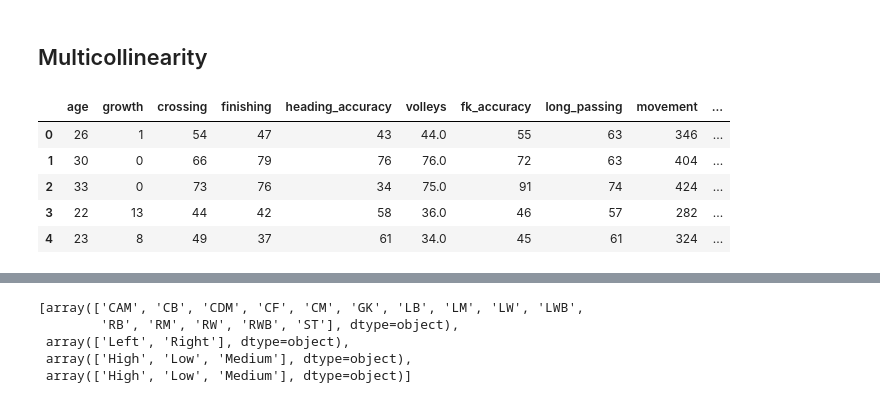
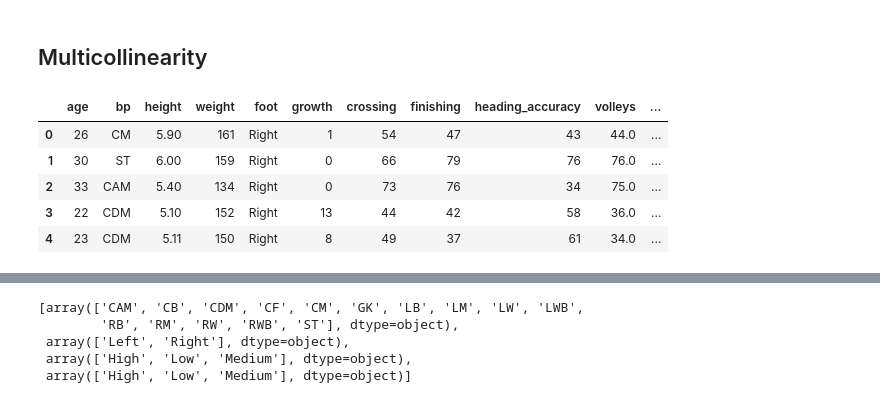
Before and after one commit to lleonrivero/Fifa, a Jupyter notebook: Fifa.ipynb, the cells around one changed output, grey strips where cells are left out. Cells and saved outputs as stored; diff of their text form; code cells hidden in the pictures.

```diff
--- a/Fifa.ipynb
+++ b/Fifa.ipynb
@@ -210,0 +185,6 @@ categorical.head()
+# %%
+# Removing all the unnecessary +0, +1, +2 from columns from 'ls' to 'gk'.
+
+for i in data.columns[72:-1]:
+    data[i]=data[i].str.split('+',expand=True)[0]
+data.head()
@@ -210,0 +193,6 @@ categorical.head()
+# %%
+# Converting into numeric columns from 'hits' to 'gk'.
+
+for i in data.columns[71:-1]:
+    data[i] = pd.to_numeric(data[i], errors='coerce')
+data.head()
@@ -211,8 +206,11 @@ categorical.head()
 # %%
-# From categorical: removing columns that we feel will not have an impact in our study:
-# 'value', 'wage', 'release_clause', 'position', 'name', 'nationality', 'club', 'team_&_contract', 'joined', 'contract'
+# Removing columns that we feel will not have an impact in our study:
+# 'id', value', 'wage', 'release_clause', 'position', 'name', 'nationality', 'club',
+# 'team_&_contract', 'joined', 'contract'
 # Also removing 'position' because we have very similar information in column 'bp'
 
-categorical = categorical.drop(['value', 'wage', 'release_clause', 'position', 'name', 'nationality', 'club', 'team_&_contract', 'joined', 'contract'], axis=1)
-categorical.head()
+data = data.drop(['id','value', 'wage', 'release_clause',
+                  'position', 'name', 'nationality', 'club', 'team_&_contract',
+                  'joined', 'contract'], axis=1)
+data.head()
 # %% [output]
@@ -242,0 +239,5 @@ import seaborn as sns
+# %%
+# We will be replacing those by the median. The number of outliers is very high;
+# the median will be less impacted by it.
+data['hits'] = data['hits'].fillna(data['hits'].median())
+data.isna().sum()
@@ -251,20 +277,24 @@ import seaborn as sns
 # %%
 # To be removed after checking multicollinearity: 'gk_diving', 'gk_handling', 'gk_kicking',
 #'gk_positioning', 'gk_reflexes'
 # 'defending', 'standing_tackle', 'sliding_tackle', 'acceleration', 'sprint_speed', 'dribbling', 'curve'
 # 'ball_control', 'agility', 'short_passing', 'attacking', 'skill', 'mentality', 'interceptions', 'marking'
 
-numerical = numerical.drop(['gk_diving', 'gk_handling',
+data2 = data.drop(['gk_diving', 'gk_handling',
                             'gk_kicking', 'gk_positioning',
                             'gk_reflexes','defending', 'standing_tackle',
                             'sliding_tackle', 'acceleration', 'sprint_speed',
                             'dribbling', 'curve', 'ball_control', 'agility', 'short_passing',
                             'attacking', 'skill', 'mentality', 'interceptions', 'marking'], axis=1)
-numerical.head()
+data2.head()
+
+# Note: the visualization of the correlation matrix is very poor and hardly readable.
+# We have had sometimes to make random decisions between two features because it was impossible
+# to say which one had a higer relation with the target.
 # %% [output]
-|  | age | growth | crossing | finishing | heading_accuracy | volleys | fk_accuracy | long_passing | movement | ... |
-| 0 | 26 | 1 | 54 | 47 | 43 | 44.0 | 55 | 63 | 346 | ... |
-| 1 | 30 | 0 | 66 | 79 | 76 | 76.0 | 72 | 63 | 404 | ... |
-| 2 | 33 | 0 | 73 | 76 | 34 | 75.0 | 91 | 74 | 424 | ... |
-| 3 | 22 | 13 | 44 | 42 | 58 | 36.0 | 46 | 57 | 282 | ... |
-| 4 | 23 | 8 | 49 | 37 | 61 | 34.0 | 45 | 61 | 324 | ... |
+|  | age | bp | height | weight | foot | growth | crossing | finishing | heading_accuracy | volleys | ... |
+| 0 | 26 | CM | 5.90 | 161 | Right | 1 | 54 | 47 | 43 | 44.0 | ... |
+| 1 | 30 | ST | 6.00 | 159 | Right | 0 | 66 | 79 | 76 | 76.0 | ... |
+| 2 | 33 | CAM | 5.40 | 134 | Right | 0 | 73 | 76 | 34 | 75.0 | ... |
+| 3 | 22 | CDM | 5.10 | 152 | Right | 13 | 44 | 42 | 58 | 36.0 | ... |
+| 4 | 23 | CDM | 5.11 | 150 | Right | 8 | 49 | 37 | 61 | 34.0 | ... |
```
Also changed, not shown: parts of 130 cells of this notebook.
